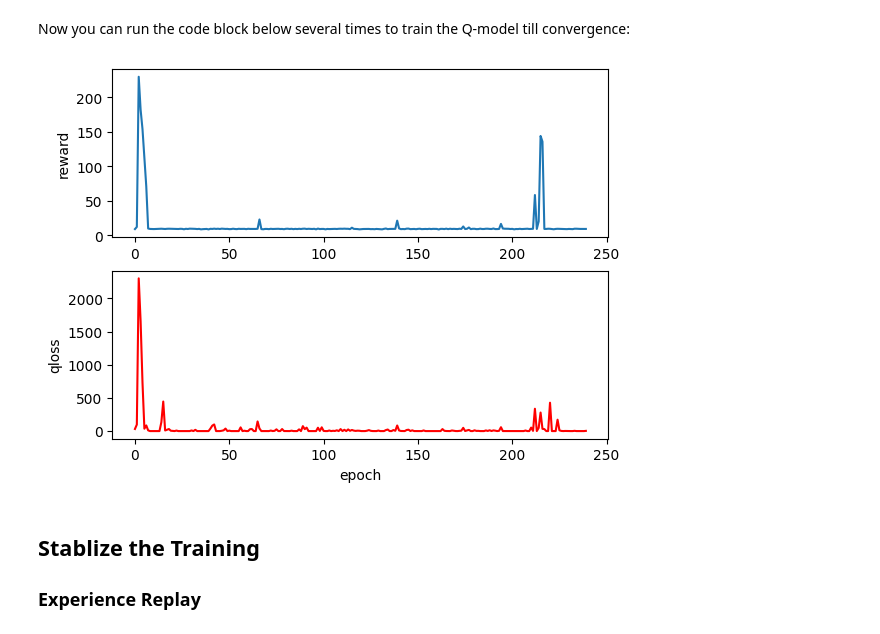
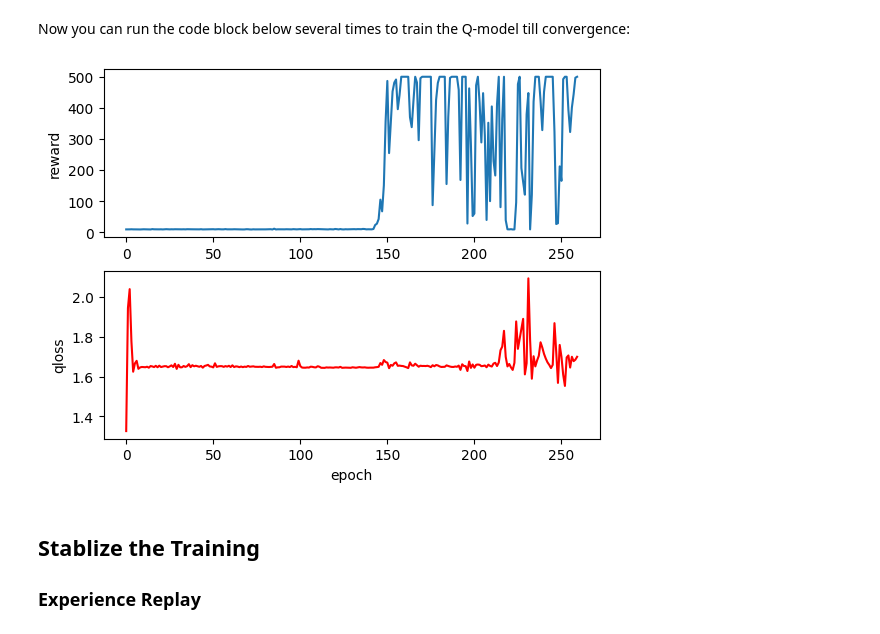
Before and after one commit to kINo204/RL-notes, a Jupyter notebook: 02-dqn.ipynb, the cells around one changed output. Cells and saved outputs as stored; diff of their text form; code cells hidden in the pictures.

```diff
--- a/02-dqn.ipynb
+++ b/02-dqn.ipynb
@@ -25,19 +25,19 @@ class Qnet(nn.Module):
         self.fcs = nn.Sequential(
             nn.Linear(4, 128),
             nn.ReLU(),
-            nn.Linear(128, 64),
-            nn.ReLU(),
-            nn.Linear(64, 2),
+            nn.Linear(128, 2),
         )
 
     def forward(self, state):
         return self.fcs(state)
+
+net = Qnet()
+opt = optim.Adam(net.parameters(), lr=0.002)
+env = gym.make('CartPole-v1', render_mode=None)
 # %% [markdown]
 Value-based methods use dererministic policy $\pi(a|s) = 1 - \varepsilon \iff a = \argmax\limits_{a} ~Q_\theta(s,a)$. However, we adopt the $\varepsilon$-greedy method, letting the policy explore at a possibility of $\varepsilon$:
 # %%
-eps = 0.01
-
-def policy(q: Tensor) -> int:
+def policy(q: Tensor, eps) -> int:
     explore = torch.bernoulli(torch.tensor(eps)).item()
     action = torch.argmax(q).item()
     if explore == 1:
@@ -107,37 +119,34 @@ The `plain_train` just collets the average batch-loss and perform backprop for e
 def plain_train(net, env, opt, *, epochs=200, batches=10):
     metrics = []
     for _ in range(epochs):
-        reward = 0.
-        loss = 0.
+        tot_reward = 0.
+        tot_loss = torch.tensor(0.)
         for _ in range(batches):
-            exps = trajectory(net, env)
-            for e in exps:
-                l = exp_loss(net, e)
-                opt.zero_grad()
-                l.backward()
-                opt.step()
-                reward += e[2]
-                loss += l.item()
-        reward /= batches
+            exps = trajectory(net, env, 0.01)
+            loss = sum([exp_loss(net, e) for e in exps], torch.tensor(0.)) / len(exps)
+            reward = sum(e[2] for e in exps)
+            opt.zero_grad()
+            loss.backward()
+            opt.step()
+            tot_loss += loss; tot_reward += reward
+        tot_loss /= batches; tot_reward /= batches
         metrics.append({
-            'reward': reward,
-            'qloss': loss
+            'reward': tot_reward,
+            'qloss': tot_loss.item()
         })
     return metrics
 
 ''' Prepare for training '''
-lr = 0.002
 net = Qnet()
-opt = optim.Adam(net.parameters(), lr=lr)
-env = gym.make('CartPole-v1', render_mode=None)
+opt = optim.Adam(net.parameters(), lr=0.001)
 ms = [] # a list for results
 # %% [markdown]
 Now you can run the code block below several times to train the Q-model till convergence:
 # %%
-ms += plain_train(net, env, opt, epochs=120)
+ms += plain_train(net, env, opt, epochs=20)
 visualize(ms)
 # %% [output]
-[figure, old version]
+[figure, new version]
 # %% [markdown]
 ## Stablize the Training
 
```
Also changed, not shown: parts of 7 cells of this notebook, 1 other file.
